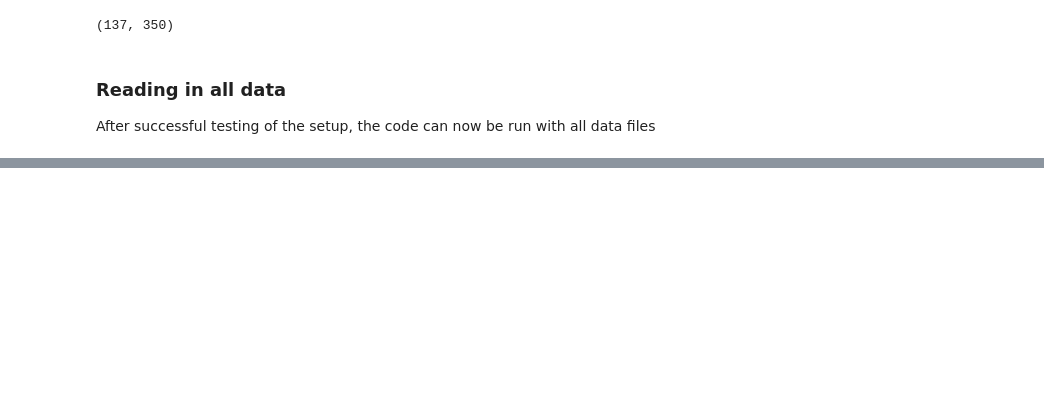
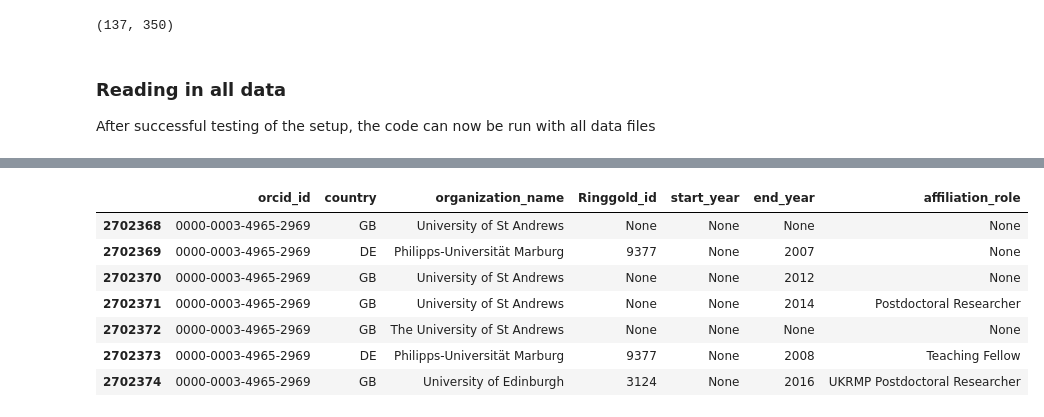
Before and after one commit to eborger/ORCID-pubData2017, a Jupyter notebook: Process-ORCID-2017-profiles.ipynb, the cells around one changed output, grey strips where cells are left out. Drawn from its saved outputs; the diff is of its cells as text; code cells hidden in the pictures; blank space fills up the shorter version.

```diff
--- a/Process-ORCID-2017-profiles.ipynb
+++ b/Process-ORCID-2017-profiles.ipynb
@@ -199,0 +263,11 @@ get_profiles(data, json_files)
+# %%
+df[df.orcid_id =="0000-0003-4965-2969"]
+# %% [output]
+|  | orcid_id | country | organization_name | Ringgold_id | start_year | end_year | affiliation_role |
+| 2702368 | 0000-0003-4965-2969 | GB | University of St Andrews | None | None | None | None |
+| 2702369 | 0000-0003-4965-2969 | DE | Philipps-Universität Marburg | 9377 | None | 2007 | None |
+| 2702370 | 0000-0003-4965-2969 | GB | University of St Andrews | None | None | 2012 | None |
+| 2702371 | 0000-0003-4965-2969 | GB | University of St Andrews | None | None | 2014 | Postdoctoral Researcher |
+| 2702372 | 0000-0003-4965-2969 | GB | The University of St Andrews | None | None | None | None |
+| 2702373 | 0000-0003-4965-2969 | DE | Philipps-Universität Marburg | 9377 | None | 2008 | Teaching Fellow |
+| 2702374 | 0000-0003-4965-2969 | GB | University of Edinburgh | 3124 | None | 2016 | UKRMP Postdoctoral Researcher |
```
Also changed, not shown: parts of 18 cells of this notebook.
